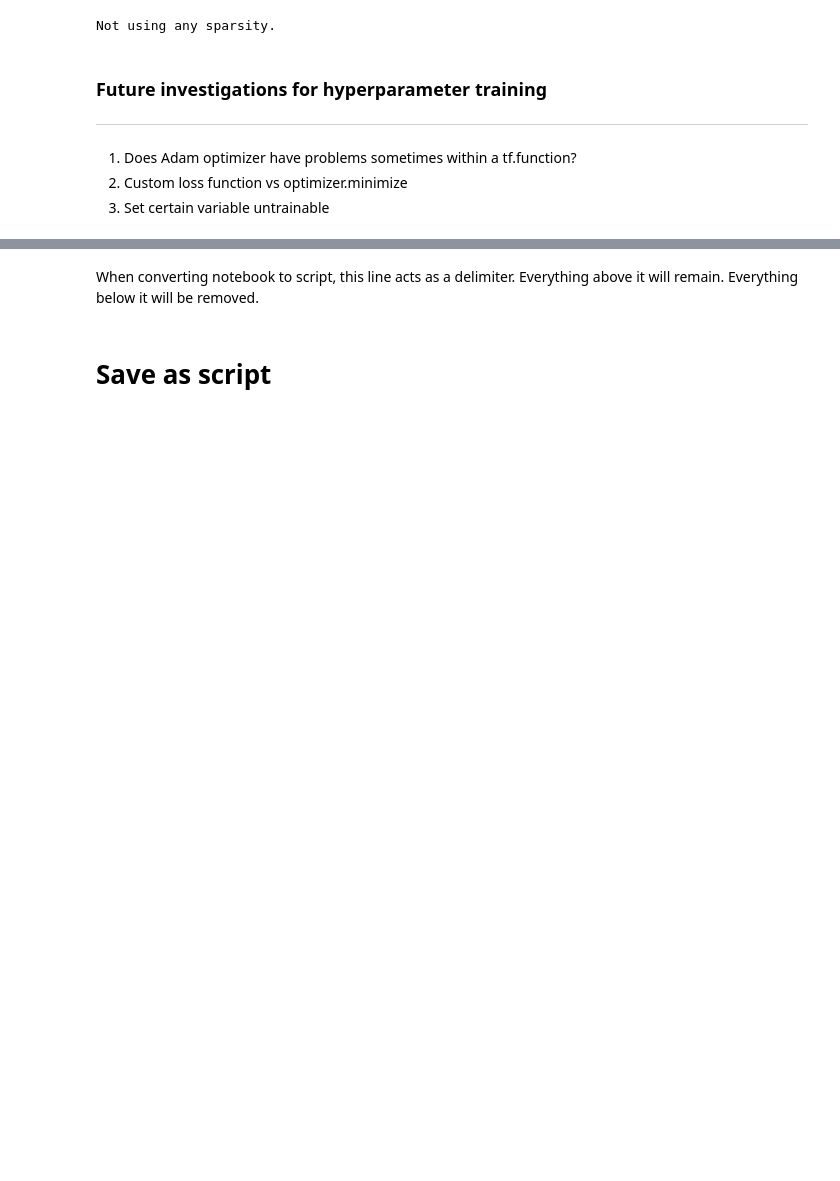
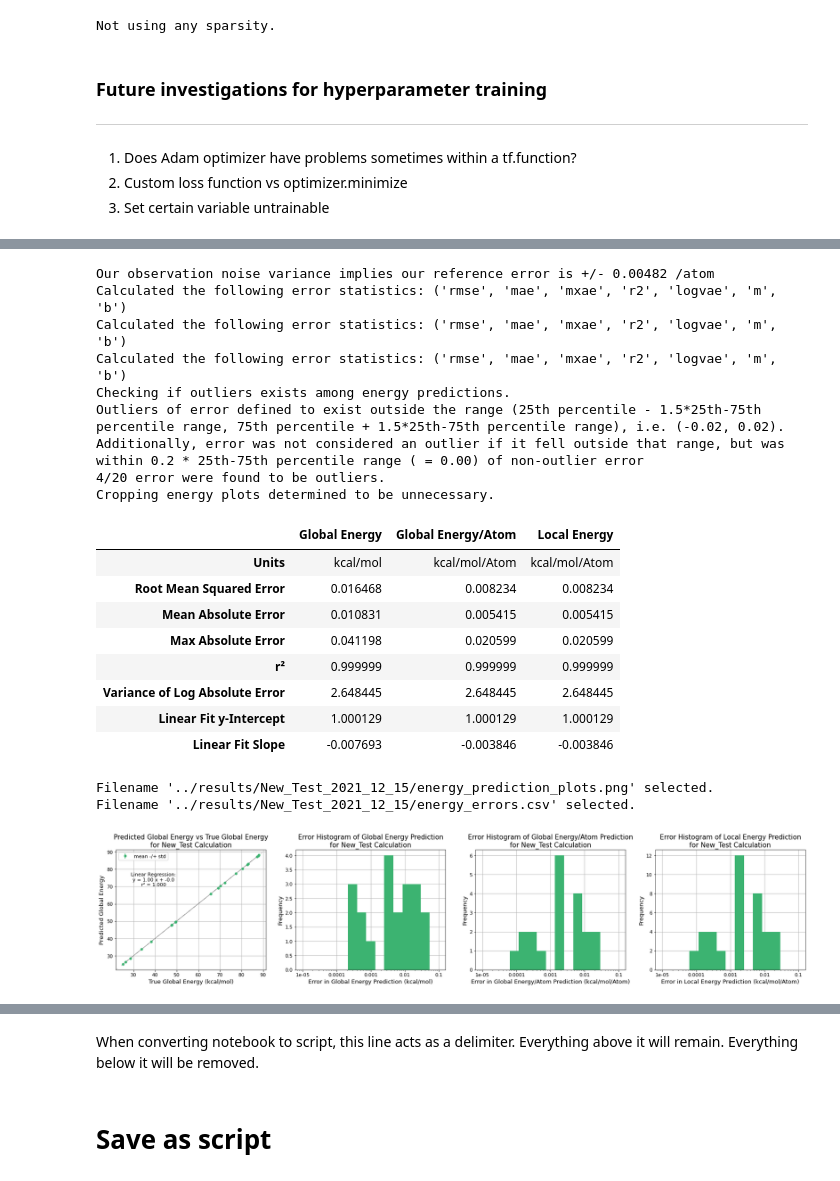
Before and after one commit to alvarovm/minigap, a Jupyter notebook: notebooks/miniGAP_functional.ipynb, the cells around one changed output, grey strips where cells are left out. Drawn from its saved outputs; the diff is of its cells as text; code cells hidden in the pictures; blank space fills up the shorter version.

```diff
--- a/notebooks/miniGAP_functional.ipynb
+++ b/notebooks/miniGAP_functional.ipynb
@@ -1129,10 +1061,23 @@ ResourceExhaustedError: OOM when allocating tensor with shape[14035,14035] and t
 # %%
 # rescale
-test_ens_rescaled = ens_scaler.inverse_transform(test_ens)
-predict_ens_rescaled = ens_scaler.inverse_transform(predict_ens)
+test_ens_rescaled = ens_scaler.inverse_transform(test_ens).flatten()
+predict_ens_rescaled = ens_scaler.inverse_transform(predict_ens).flatten()
+# convert to final units if necessary
+test_ens_rescaled = convert_energy(test_ens_rescaled, "eV", s.output_energy_units)
+predict_ens_rescaled = convert_energy(predict_ens_rescaled, "eV", s.output_energy_units)
+
 if s.prediction_calculation == "predict_f":
-    predict_ens_var_rescaled =  np.array(predict_ens_var * ens_scaler.scale_ **2)
+    # rescale
+    predict_ens_var_rescaled =  np.array(predict_ens_var * ens_scaler.scale_ **2).flatten()
+    # convert to final units if necessary
+    # Apply the conversion twice to account because the energy variance has units of energy squared
+    predict_ens_var_rescaled = convert_energy(predict_ens_var_rescaled, "eV", s.output_energy_units)
+    predict_ens_var_rescaled = convert_energy(predict_ens_var_rescaled, "eV", s.output_energy_units)
 
 if s.use_forces:
+    # rescale
     test_frcs_rescaled = test_frcs * ens_scaler.scale_
     predict_frcs_rescaled = predict_frcs * ens_scaler.scale_
+    # convert to final units if necessary
+    test_frcs_rescaled = convert_force(test_frcs_rescaled, "eV/ang", s.output_force_units)
+    predict_frcs_rescaled = convert_force(predict_frcs_rescaled, "eV/ang", s.output_force_units)
@@ -1316,0 +1200,37 @@ if s.use_forces:
+# %%
+# Print outputs
+
+if s.prediction_calculation == "predict_f":
+    predict_global_ens_var = (test_struct_bools @ predict_ens_var_rescaled ).flatten()
+    predict_global_ens_std = predict_global_ens_var ** 0.5
+    input_std = (gpr_model.likelihood.variance.numpy() * ens_scaler.scale_[0] **2) ** 0.5
+    print("Our observation noise variance implies our reference error is +/- {:.3} /atom".format( input_std) )
+else:
+    predict_global_ens_std = None
+
+# Creates plots and tables
+AnalyzeEnergyResults(test_global_ens, predict_global_ens, s,
+                true_local_ens = test_ens_rescaled, predicted_local_ens = predict_ens_rescaled,
+                predicted_stdev=predict_global_ens_std, n_atoms = test_global_nats, in_notebook=in_notebook, output_directory=calculation_results_directory)
+# %% [output]
+Our observation noise variance implies our reference error is +/- 0.00482 /atom
+Calculated the following error statistics: ('rmse', 'mae', 'mxae', 'r2', 'logvae', 'm', 'b')
+Calculated the following error statistics: ('rmse', 'mae', 'mxae', 'r2', 'logvae', 'm', 'b')
+Calculated the following error statistics: ('rmse', 'mae', 'mxae', 'r2', 'logvae', 'm', 'b')
+Checking if outliers exists among energy predictions.
+Outliers of error defined to exist outside the range (25th percentile - 1.5*25th-75th percentile range, 75th percentile + 1.5*25th-75th percentile range), i.e. (-0.02, 0.02).
+Additionally, error was not considered an outlier if it fell outside that range, but was within 0.2 * 25th-75th percentile range ( = 0.00) of non-outlier error
+4/20 error were found to be outliers.
+Cropping energy plots determined to be unnecessary.
+|  | Global Energy | Global Energy/Atom | Local Energy |
+| Units | kcal/mol | kcal/mol/Atom | kcal/mol/Atom |
+| Root Mean Squared Error | 0.016468 | 0.008234 | 0.008234 |
+| Mean Absolute Error | 0.010831 | 0.005415 | 0.005415 |
+| Max Absolute Error | 0.041198 | 0.020599 | 0.020599 |
+| r² | 0.999999 | 0.999999 | 0.999999 |
+| Variance of Log Absolute Error | 2.648445 | 2.648445 | 2.648445 |
+| Linear Fit y-Intercept | 1.000129 | 1.000129 | 1.000129 |
+| Linear Fit Slope | -0.007693 | -0.003846 | -0.003846 |
+Filename '../results/New_Test_2021_12_15/energy_prediction_plots.png' selected.
+Filename '../results/New_Test_2021_12_15/energy_errors.csv' selected.
+[figure, added]
```
Also changed, not shown: parts of 25 cells of this notebook, 8 other files.
